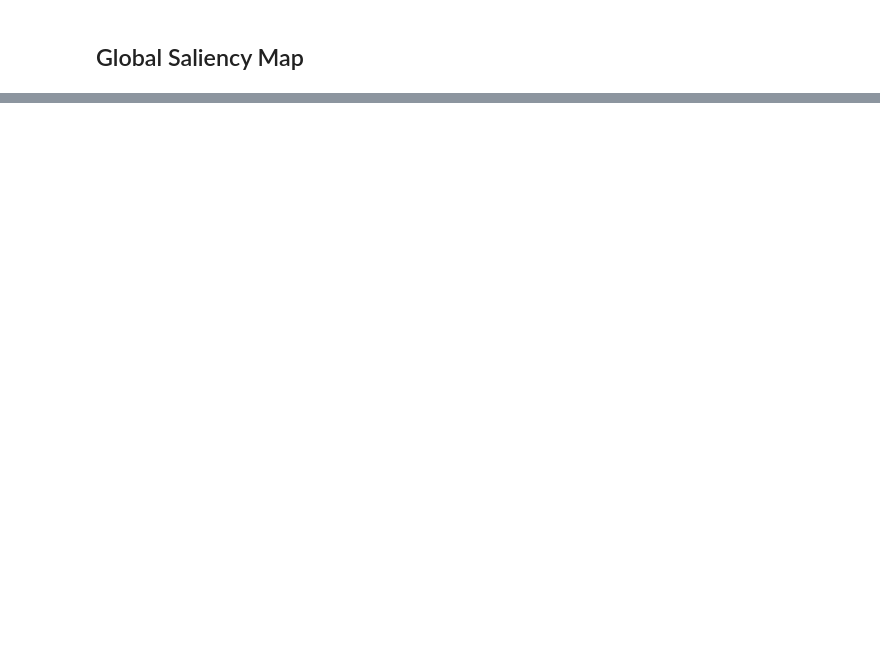
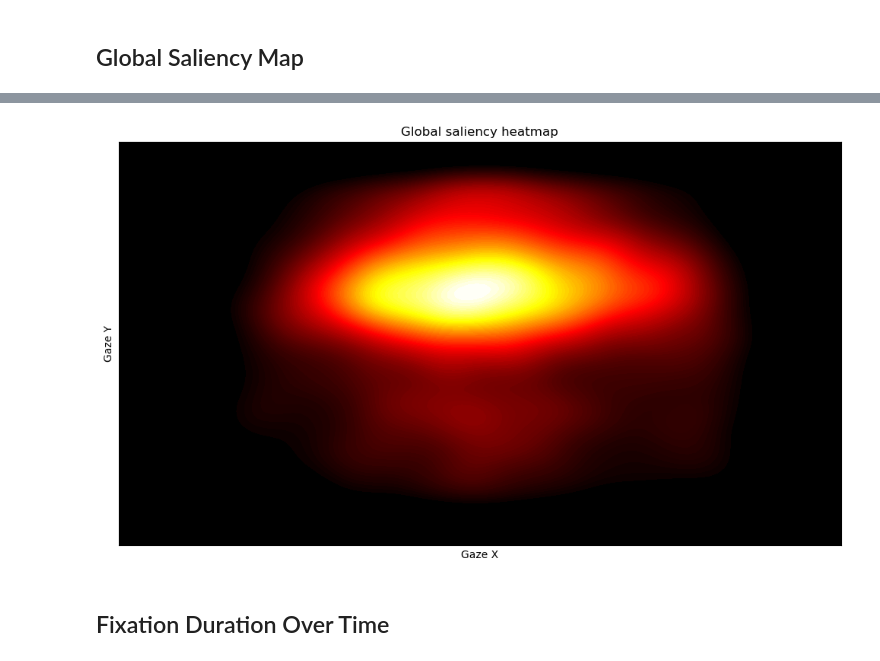
Before and after one commit to ArnaudPoletto/cs-599-window-views-visual-attention, a Jupyter notebook: notebooks/processed_eye_tracking_analysis.ipynb, the cells around one changed output, grey strips where cells are left out. Saved outputs shown, nothing was run; the diff lists cells and outputs as text; code cells hidden in the pictures; blank space fills up the shorter version.

```diff
--- a/notebooks/processed_eye_tracking_analysis.ipynb
+++ b/notebooks/processed_eye_tracking_analysis.ipynb
@@ -541,0 +550,6 @@ plot_global_saliency(interpolated_data)
+# %%
+plot_global_saliency(fixation_data)
+# %% [output]
+[figure, added]
+# %% [markdown]
+## Fixation Duration Over Time
```
Also changed, not shown: parts of 11 cells of this notebook, 2 other files.
